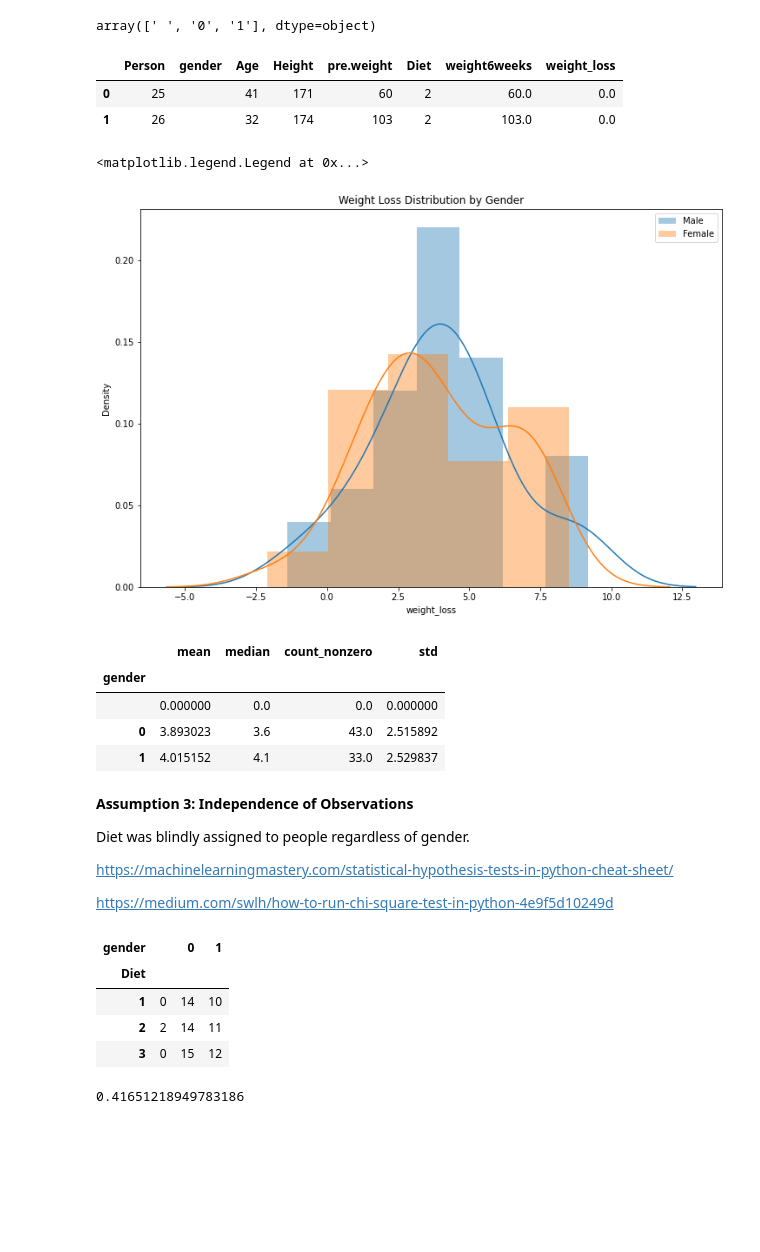
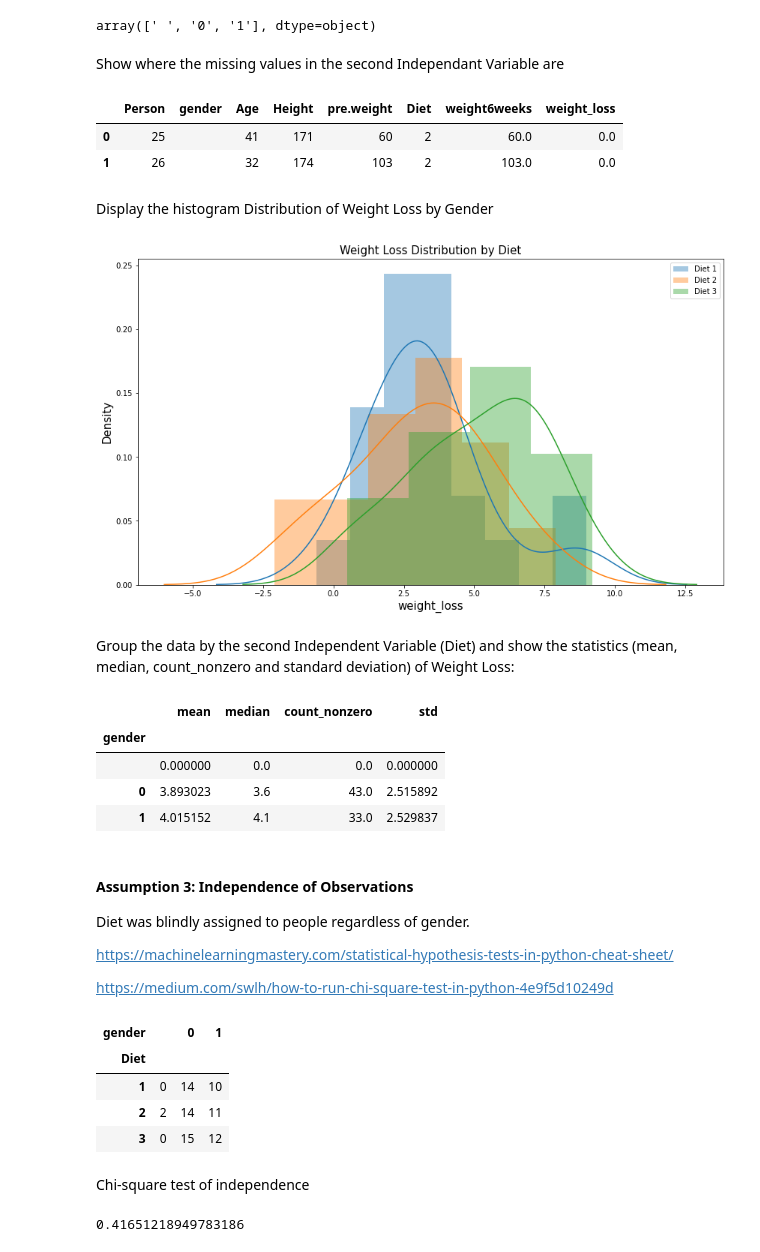
Before and after one commit to SharonNicG/52954-Machine-Learning-and-Statistics, a Jupyter notebook: scipy-stats.ipynb, the cells around one changed output. Cells and saved outputs as stored; diff of their text form; code cells hidden in the pictures; blank space fills up the shorter version.

```diff
--- a/scipy-stats.ipynb
+++ b/scipy-stats.ipynb
@@ -210,22 +338,39 @@ Name: gender, dtype: object
 independent_2.unique()
 # %% [output]
 array([' ', '0', '1'], dtype=object)
-# %%
-# Show where the missing values in the second Independant Variable column are
-df[independent_2 == ' ']
-# %% [output]
-|  | Person | gender | Age | Height | pre.weight | Diet | weight6weeks | weight_loss |
-| 0 | 25 |  | 41 | 171 | 60 | 2 | 60.0 | 0.0 |
-| 1 | 26 |  | 32 | 174 | 103 | 2 | 103.0 | 0.0 |
-# %%
-f, ax = plt.subplots(figsize=(12,8))
-sns.distplot(df[independent_2 == '1'].weight_loss, ax=ax, label='Male')
-sns.distplot(df[independent_2 == '0'].weight_loss, ax=ax, label='Female')
-plt.title('Weight Loss Distribution by Gender')
-plt.legend()
-# %% [output]
-<matplotlib.legend.Legend at 0x...>
-[figure, removed]
+# %% [markdown]
+Show where the missing values in the second Independant Variable are
+# %%
+df[independent_2 == ' ']
+# %% [output]
+|  | Person | gender | Age | Height | pre.weight | Diet | weight6weeks | weight_loss |
+| 0 | 25 |  | 41 | 171 | 60 | 2 | 60.0 | 0.0 |
+| 1 | 26 |  | 32 | 174 | 103 | 2 | 103.0 | 0.0 |
+# %% [markdown]
+Display the histogram Distribution of Weight Loss by Gender
+# %%
+# set the size of the subplots figure
+f, ax = plt.subplots(figsize=(14,8))
+# display the distplot for Diet 1
+sns.distplot(df[independent_1 == 1].weight_loss, ax=ax, label='Diet 1')
+# display the distplot for Diet 2
+sns.distplot(df[independent_1 == 2].weight_loss, ax=ax, label='Diet 2')
+# display the distplot for Diet 13
+sns.distplot(df[independent_1 == 3].weight_loss, ax=ax, label='Diet 3')
+# set the title of the figure
+plt.title('Weight Loss Distribution by Diet', fontsize = 15)
+# set the y label of the image
+plt.ylabel('Density' , fontsize = 15)
+# set the x label of the image
+plt.xlabel('weight_loss' , fontsize = 15)
+# show the legend of the figure
+plt.legend()
+# show the graph
+plt.show()
+# %% [output]
+[figure, added]
+# %% [markdown]
+Group the data by the second Independent Variable (Diet) and show the statistics (mean, median, count_nonzero and standard deviation) of Weight Loss:
 # %%
 df.groupby(independent_2).agg([np.mean, np.median, np.count_nonzero, np.std]).weight_loss
 # %% [output]
@@ -235,7 +380,7 @@ df.groupby(independent_2).agg([np.mean, np.median, np.count_nonzero, np.std]).we
 | 0 | 3.893023 | 3.6 | 43.0 | 2.515892 |
 | 1 | 4.015152 | 4.1 | 33.0 | 2.529837 |
 # %% [markdown]
-**Assumption 3: Independence of Observations**
+#### Assumption 3: Independence of Observations
 
 Diet was blindly assigned to people regardless of gender.
 
@@ -251,6 +397,8 @@ contigency
 | 1 | 0 | 14 | 10 |
 | 2 | 2 | 14 | 11 |
 | 3 | 0 | 15 | 12 |
+# %% [markdown]
+Chi-square test of independence
 # %%
 # Chi-square test of independence.
 c, p, dof, expected = chi2_contingency(contigency)
```
Also changed, not shown: parts of 54 cells of this notebook, 5 other files.
